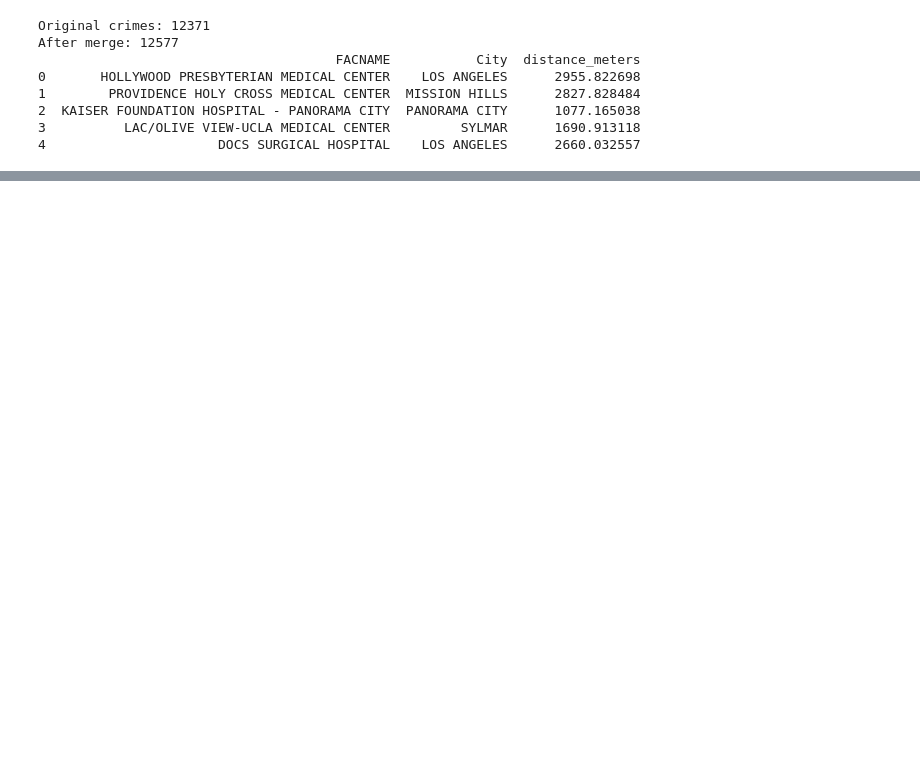
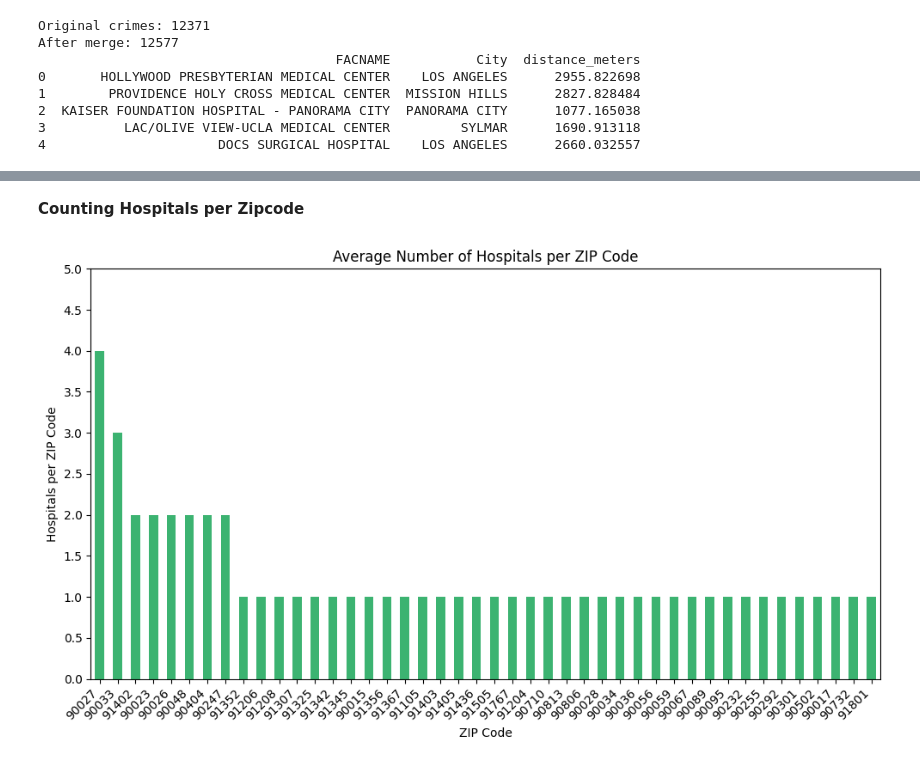
Before and after one commit to emilynnguyen1/Violent-Sexual-Crimes, a Jupyter notebook: notebooks/Hospital-Data-Integration-Cleaning.ipynb, the cells around one changed output, grey strips where cells are left out. Drawn from its saved outputs; the diff is of its cells as text; code cells hidden in the pictures; blank space fills up the shorter version.

```diff
--- a/notebooks/Hospital-Data-Integration-Cleaning.ipynb
+++ b/notebooks/Hospital-Data-Integration-Cleaning.ipynb
@@ -399 +399,33 @@ DATE OCC              0
 dtype: int64
+# %% [markdown]
+**Counting Hospitals per Zipcode**
+# %%
+# Count hospitals per ZIP code
+hospital_counts_zip = (
+    merged_df.groupby('ZIP Code')['FACNAME']
+    .nunique()  # number of unique hospitals per ZIP
+    .reset_index(name='hospitals_per_zip')
+)
+
+# Merge back into main dataframe
+merged_df = merged_df.merge(hospital_counts_zip, on='ZIP Code', how='left')
+# %%
+# Group by ZIP code
+avg_hospitals = merged_df.groupby('ZIP Code')['hospitals_per_zip'].mean().sort_values(ascending=False)
+
+plt.figure(figsize=(10, 6))
+avg_hospitals.plot(kind='bar', color='mediumseagreen')
+
+plt.title('Average Number of Hospitals per ZIP Code')
+plt.ylabel('Hospitals per ZIP Code')
+plt.xlabel('ZIP Code')
+plt.xticks(rotation=45, ha='right')
+
+# Add more y-axis ticks (more frequent intervals)
+y_min, y_max = plt.ylim()
+plt.yticks(np.arange(0, y_max + 1, step=0.5))
+
+plt.tight_layout()
+plt.show()
+# %% [output]
+[figure, added]
```
Also changed, not shown: parts of 20 cells of this notebook, 1 other file.
